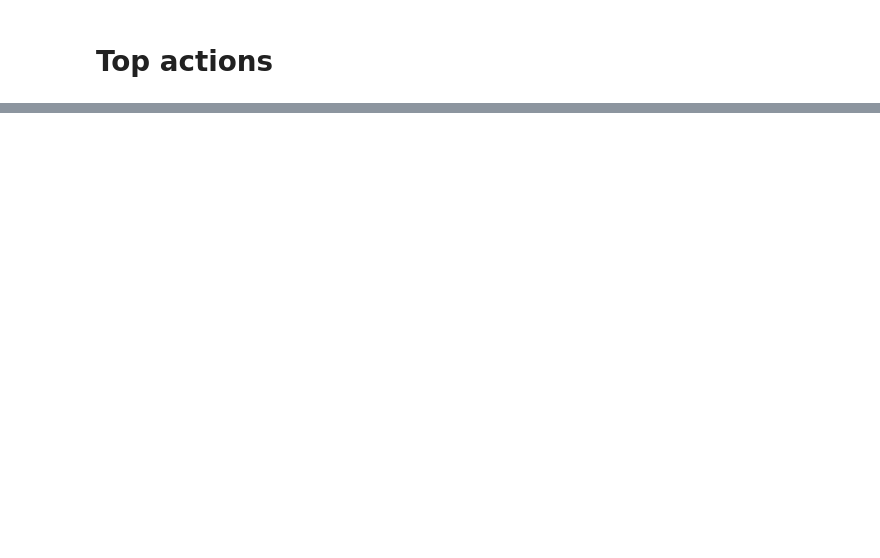
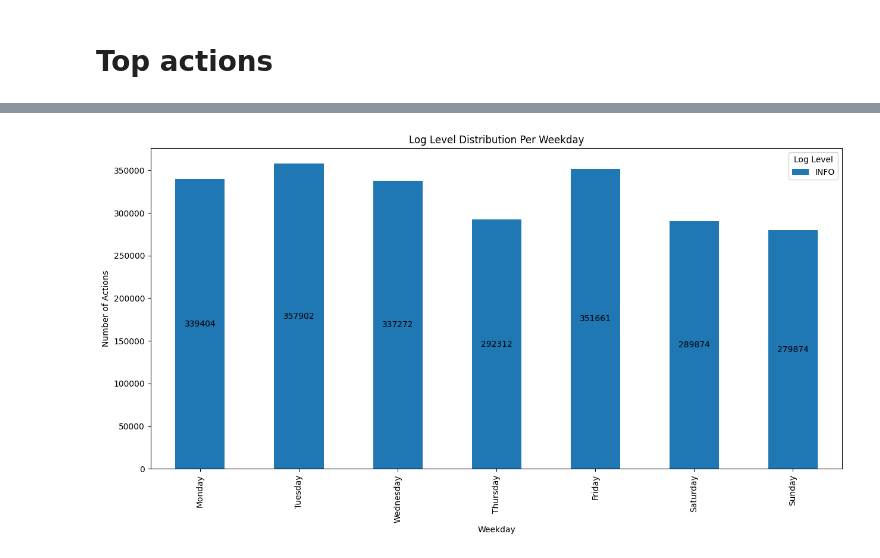
Before and after one commit to aref-hasan/aircraft_load, a Jupyter notebook: visualization/visualization.ipynb, the cells around one changed output, grey strips where cells are left out. Saved outputs shown, nothing was run; the diff lists cells and outputs as text; code cells hidden in the pictures; blank space fills up the shorter version.

```diff
--- a/visualization/visualization.ipynb
+++ b/visualization/visualization.ipynb
@@ -46,0 +185,30 @@ top_actions = df["action_name"].value_counts().to_frame().reset_index()
+# %%
+# make sure 'creation_time' is a datetime column
+data['creation_time'] = pd.to_datetime(data['creation_time'])
+
+# extract the weekday from the 'creation_time' column
+data['weekday'] = data['creation_time'].dt.day_name()
+
+# define the order of the weekdays
+weekday_order = ['Monday', 'Tuesday', 'Wednesday', 'Thursday', 'Friday', 'Saturday', 'Sunday']
+
+# count log levels per weekday
+log_level_weekday_counts = data.groupby(['weekday', 'log_level']).size().unstack().reindex(weekday_order)
+
+# plot log level distribution per weekday
+ax = log_level_weekday_counts.plot(kind='bar', stacked=True, figsize=(15, 7))
+
+# add title and labels
+plt.title('Log Level Distribution Per Weekday')
+plt.xlabel('Weekday')
+plt.ylabel('Number of Actions')
+plt.legend(title='Log Level')
+
+# add counts on the bars
+for container in ax.containers:
+    ax.bar_label(container, label_type='center')
+
+# show the plot
+plt.show()
+# %% [output]
+[figure, added]
```
Also changed, not shown: parts of 33 cells of this notebook, 3 other files.
